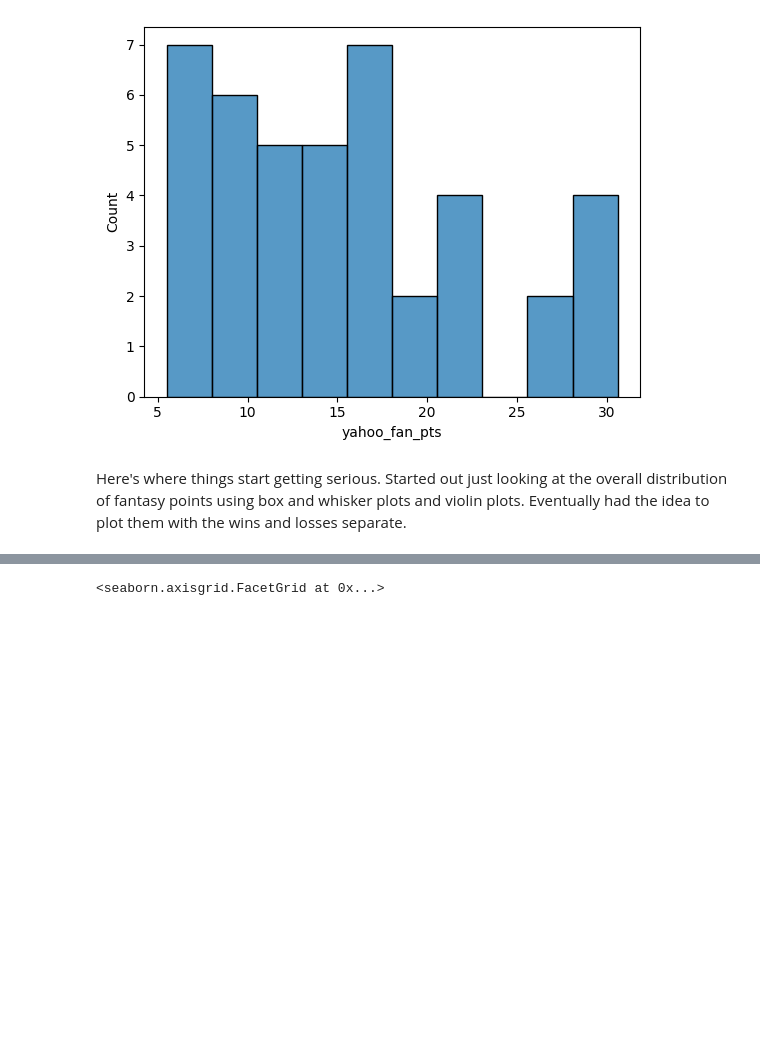
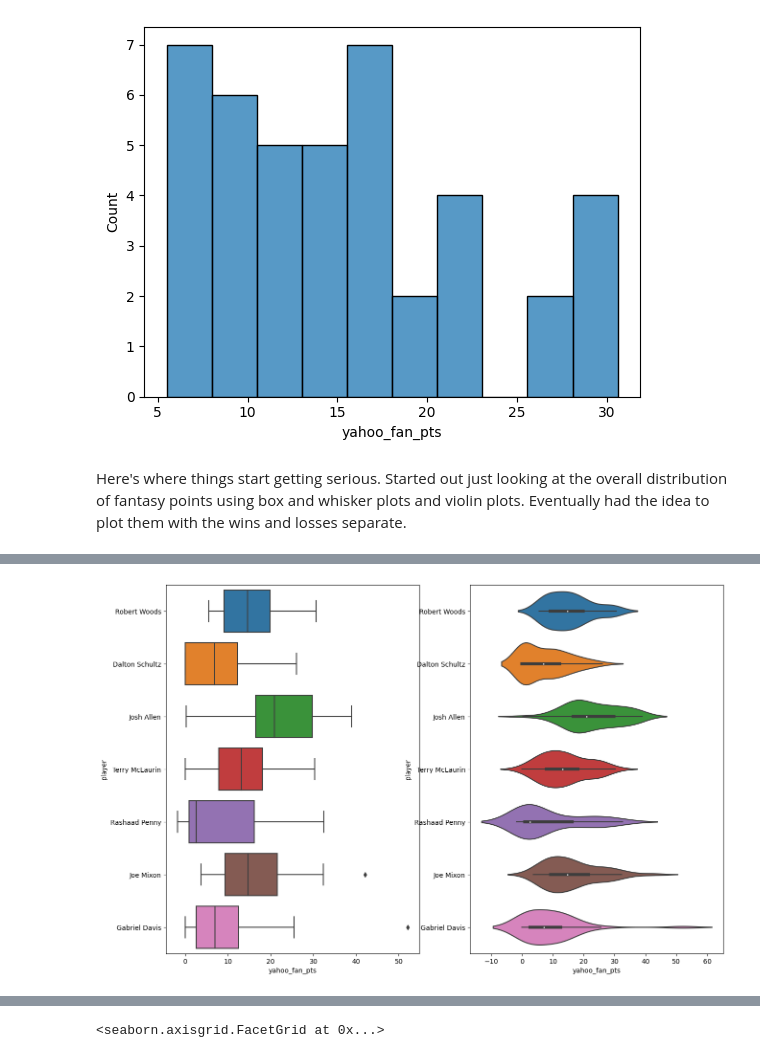
Before and after one commit to rbtessier/nfl-analysis, a Jupyter notebook: nfl_fantasy_eda.ipynb, the cells around one changed output, grey strips where cells are left out. Cells and saved outputs as stored; diff of their text form; code cells hidden in the pictures; blank space fills up the shorter version.

Commit message:
Added violinplots to see distributions

```diff
--- a/nfl_fantasy_eda.ipynb
+++ b/nfl_fantasy_eda.ipynb
@@ -195,0 +203,9 @@ Here's where things start getting serious. Started out just looking at the overa
+# %%
+fig = plt.figure(figsize = (15,10 ))
+ax = fig.add_subplot(1, 2, 1)
+sns.boxplot(data = off_stats[off_stats['player'].isin(fan_roster_dict['line'])],ax = ax, x = 'yahoo_fan_pts', y = 'player')
+ax = fig.add_subplot(1, 2, 2)
+sns.violinplot(data = off_stats[off_stats['player'].isin(fan_roster_dict['line'])],ax = ax, x = 'yahoo_fan_pts', y = 'player')
+plt.show()
+# %% [output]
+[figure, added]
```
Also changed, not shown: parts of 6 cells of this notebook.
